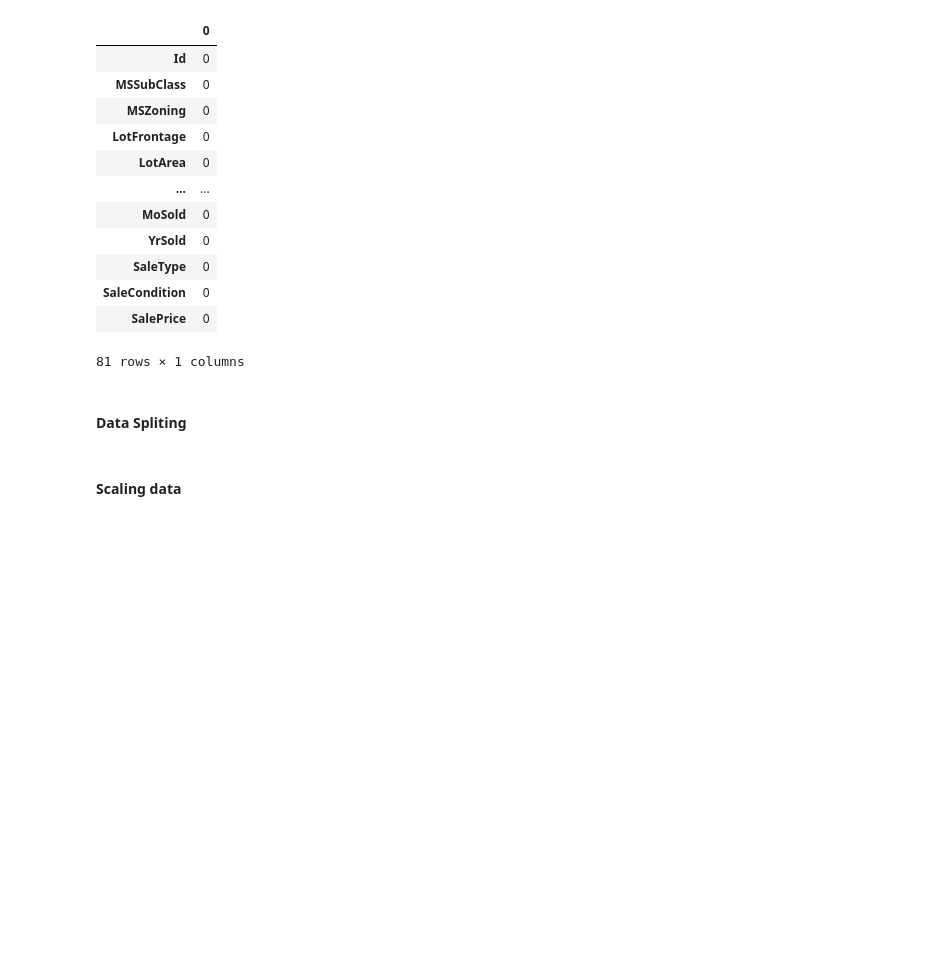
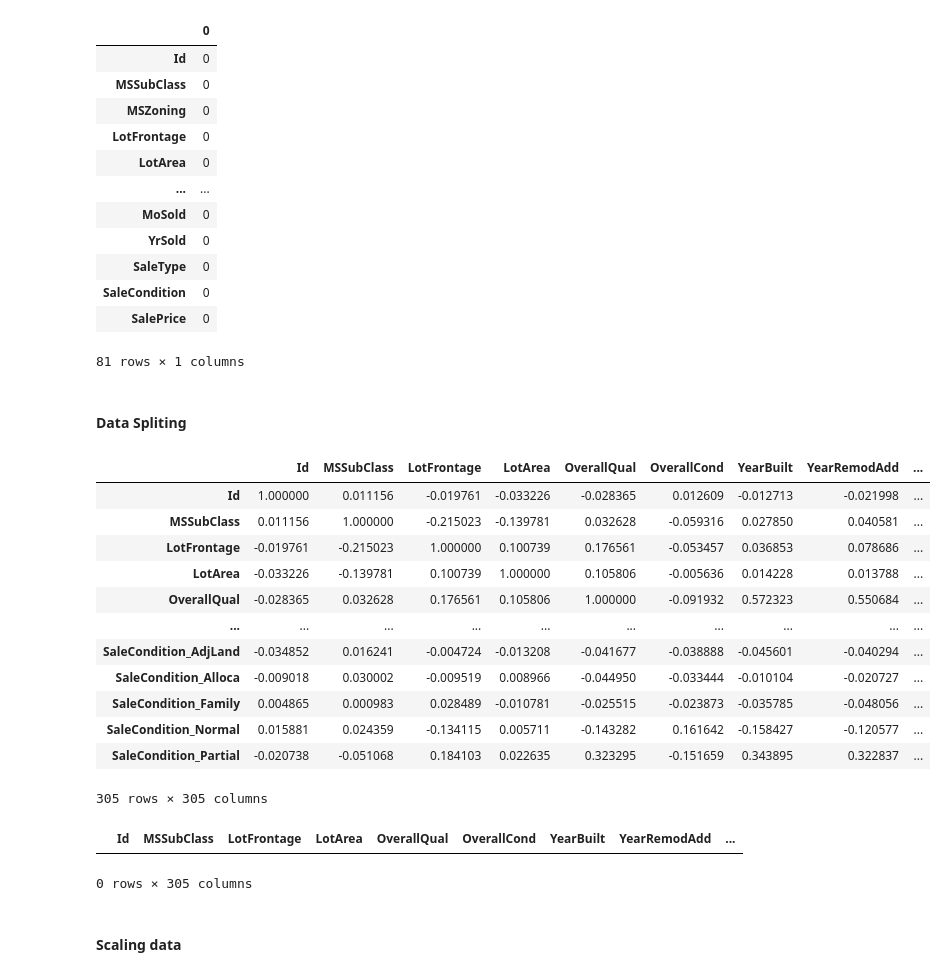
Before and after one commit to samaalibassem123/House-Princing-with-Streamlit, a Jupyter notebook: Crea.tingTheModel.ipynb, the cells around one changed output. Cells and saved outputs as stored; diff of their text form; code cells hidden in the pictures; blank space fills up the shorter version.

```diff
--- a/Crea.tingTheModel.ipynb
+++ b/Crea.tingTheModel.ipynb
@@ -112,6 +116,28 @@ X = np.asanyarray(tdf.drop(["SalePrice"], axis=1))
 Y = np.asanyarray(tdf.SalePrice)
 # %%
 x_train, x_test, y_train, y_test = train_test_split(X, Y, test_size=0.3, random_state=42)
+# %%
+corr = tdf.corr()
+corr
+# %% [output]
+|  | Id | MSSubClass | LotFrontage | LotArea | OverallQual | OverallCond | YearBuilt | YearRemodAdd | ... |
+| Id | 1.000000 | 0.011156 | -0.019761 | -0.033226 | -0.028365 | 0.012609 | -0.012713 | -0.021998 | ... |
+| MSSubClass | 0.011156 | 1.000000 | -0.215023 | -0.139781 | 0.032628 | -0.059316 | 0.027850 | 0.040581 | ... |
+| LotFrontage | -0.019761 | -0.215023 | 1.000000 | 0.100739 | 0.176561 | -0.053457 | 0.036853 | 0.078686 | ... |
+| LotArea | -0.033226 | -0.139781 | 0.100739 | 1.000000 | 0.105806 | -0.005636 | 0.014228 | 0.013788 | ... |
+| OverallQual | -0.028365 | 0.032628 | 0.176561 | 0.105806 | 1.000000 | -0.091932 | 0.572323 | 0.550684 | ... |
+| ... | ... | ... | ... | ... | ... | ... | ... | ... | ... |
+| SaleCondition_AdjLand | -0.034852 | 0.016241 | -0.004724 | -0.013208 | -0.041677 | -0.038888 | -0.045601 | -0.040294 | ... |
+| SaleCondition_Alloca | -0.009018 | 0.030002 | -0.009519 | 0.008966 | -0.044950 | -0.033444 | -0.010104 | -0.020727 | ... |
+| SaleCondition_Family | 0.004865 | 0.000983 | 0.028489 | -0.010781 | -0.025515 | -0.023873 | -0.035785 | -0.048056 | ... |
+| SaleCondition_Normal | 0.015881 | 0.024359 | -0.134115 | 0.005711 | -0.143282 | 0.161642 | -0.158427 | -0.120577 | ... |
+| SaleCondition_Partial | -0.020738 | -0.051068 | 0.184103 | 0.022635 | 0.323295 | -0.151659 | 0.343895 | 0.322837 | ... |
+305 rows × 305 columns
+# %%
+corr.drop(corr > 0.7)
+# %% [output]
+|  | Id | MSSubClass | LotFrontage | LotArea | OverallQual | OverallCond | YearBuilt | YearRemodAdd | ... |
+0 rows × 305 columns
 # %% [markdown]
 #### Scaling data
 # %%
```
Also changed, not shown: parts of 1 cell of this notebook.
